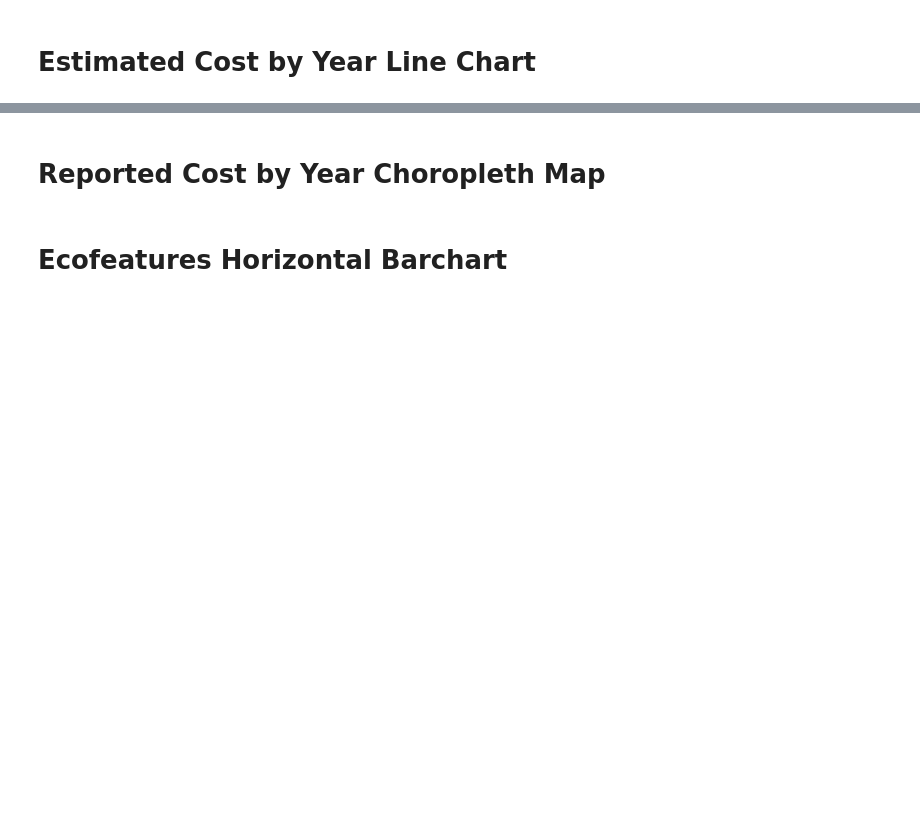
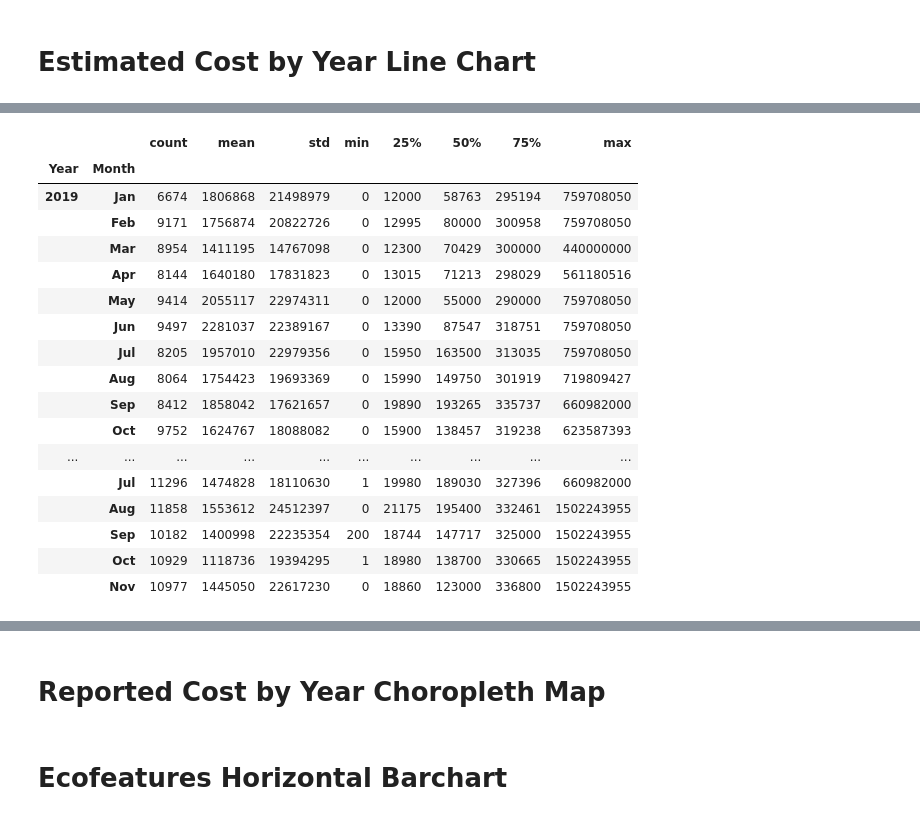
Before and after one commit to CaroPattle/bicycle_data_melbourne, a Jupyter notebook: planning_permits/planning_permit_analysis.ipynb, the cells around one changed output, grey strips where cells are left out. Cells and saved outputs as stored; diff of their text form; code cells hidden in the pictures; blank space fills up the shorter version.

```diff
--- a/planning_permits/planning_permit_analysis.ipynb
+++ b/planning_permits/planning_permit_analysis.ipynb
@@ -837,0 +947,7 @@ fig.show()
+# %%
+df['constant'] = 1
+df_building_use = df.groupby(['Year','BASIS Building Use'])['constant'].count().unstack(1)
+df_building_use['TOTAL'] = df_building_use.sum(axis=1)
+df_building_use_percentages = 100*df_building_use[df_building_use.columns[:-1]].div(df_building_use.TOTAL, axis=0).transpose()
+df_building_use_counts = df_building_use.transpose()
+df_building_use_counts
@@ -897,5 +1088,10 @@ fig.write_html(f'{visuals}Construction_By_Use.html')
 # %% [markdown]
 # Estimated Cost by Year Line Chart
+# %%
+months = ['Jan','Feb','Mar','Apr','May','Jun','Jul','Aug','Sep','Oct','Nov','Dec']
+df['Month'] = pd.Categorical(df['Month'].map(lambda x: months[x-1]),
+                             categories=months,
+                             ordered=True)
 # %%
 ## Still to do - make months words, round number in hoverlabel (code doesn't seem to be working...)
 
@@ -947,0 +1143,22 @@ fig.write_html(f'{visuals}Cost_By_Year.html')
+# %%
+pd.set_option('display.float_format', lambda x: '%.1f' % x)
+df.groupby(['Year','Month'])['Total Estimated Cost of Works'].describe().astype(int)
+# %% [output]
+|  |  | count | mean | std | min | 25% | 50% | 75% | max |
+| Year | Month |  |  |  |  |  |  |  |  |
+| 2019 | Jan | 6674 | 1806868 | 21498979 | 0 | 12000 | 58763 | 295194 | 759708050 |
+|  | Feb | 9171 | 1756874 | 20822726 | 0 | 12995 | 80000 | 300958 | 759708050 |
+|  | Mar | 8954 | 1411195 | 14767098 | 0 | 12300 | 70429 | 300000 | 440000000 |
+|  | Apr | 8144 | 1640180 | 17831823 | 0 | 13015 | 71213 | 298029 | 561180516 |
+|  | May | 9414 | 2055117 | 22974311 | 0 | 12000 | 55000 | 290000 | 759708050 |
+|  | Jun | 9497 | 2281037 | 22389167 | 0 | 13390 | 87547 | 318751 | 759708050 |
+|  | Jul | 8205 | 1957010 | 22979356 | 0 | 15950 | 163500 | 313035 | 759708050 |
+|  | Aug | 8064 | 1754423 | 19693369 | 0 | 15990 | 149750 | 301919 | 719809427 |
+|  | Sep | 8412 | 1858042 | 17621657 | 0 | 19890 | 193265 | 335737 | 660982000 |
+|  | Oct | 9752 | 1624767 | 18088082 | 0 | 15900 | 138457 | 319238 | 623587393 |
+| ... | ... | ... | ... | ... | ... | ... | ... | ... | ... |
+|  | Jul | 11296 | 1474828 | 18110630 | 1 | 19980 | 189030 | 327396 | 660982000 |
+|  | Aug | 11858 | 1553612 | 24512397 | 0 | 21175 | 195400 | 332461 | 1502243955 |
+|  | Sep | 10182 | 1400998 | 22235354 | 200 | 18744 | 147717 | 325000 | 1502243955 |
+|  | Oct | 10929 | 1118736 | 19394295 | 1 | 18980 | 138700 | 330665 | 1502243955 |
+|  | Nov | 10977 | 1445050 | 22617230 | 0 | 18860 | 123000 | 336800 | 1502243955 |
```
Also changed, not shown: parts of 35 cells of this notebook.
